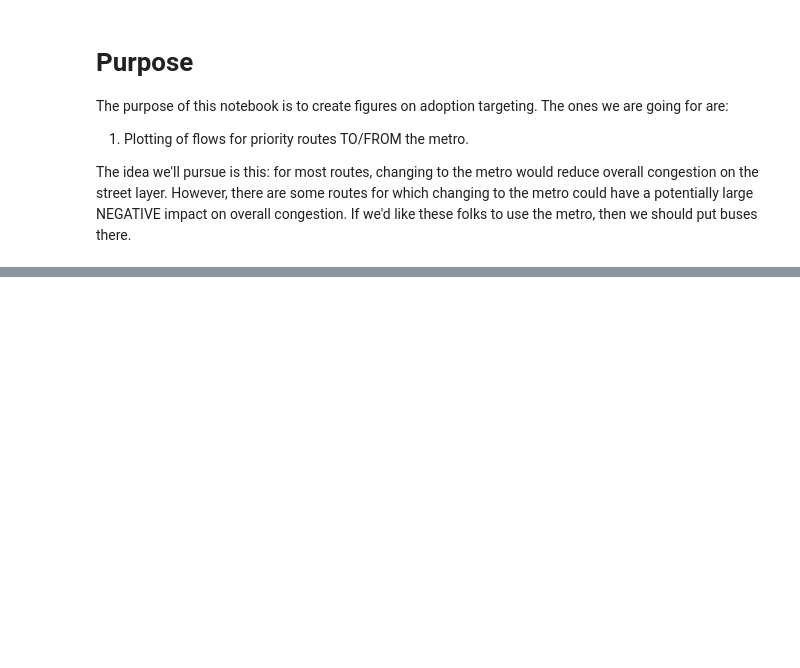
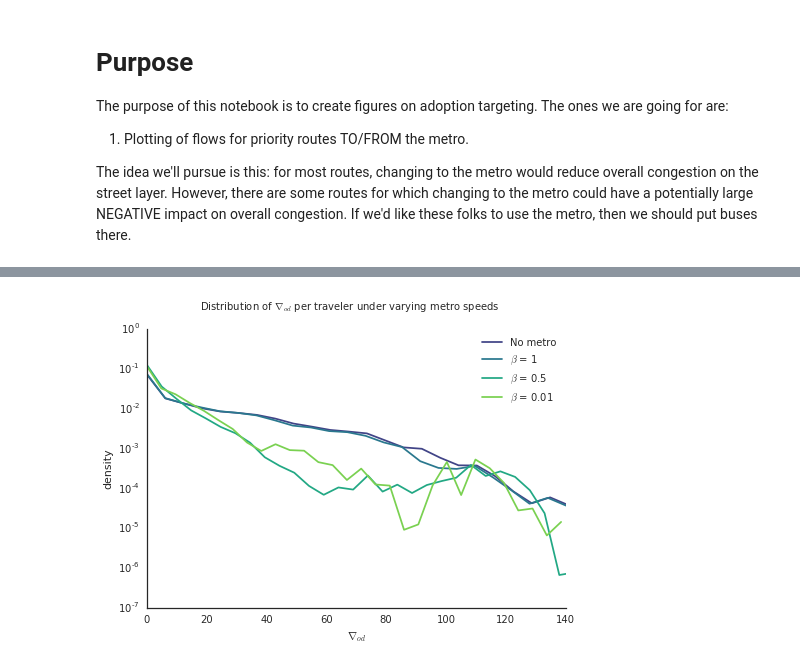
Before and after one commit to PhilChodrow/riyadh_multiplex, a Jupyter notebook: FIGS_adoption_targeting.ipynb, the cells around one changed output, grey strips where cells are left out. Saved outputs shown, nothing was run; the diff lists cells and outputs as text; code cells hidden in the pictures; blank space fills up the shorter version.

```diff
--- a/FIGS_adoption_targeting.ipynb
+++ b/FIGS_adoption_targeting.ipynb
@@ -38,0 +40,35 @@ sns.set_style("white") # nicer background style
+# %%
+betas = [100, 1, 0.5, 0.01]
+sns.set_style("white")
+sns.set_palette(sns.color_palette("viridis", len(betas)))
+current_palette = sns.color_palette()
+fig = plt.figure(figsize = (7.5, 5))
+ax1 = fig.add_subplot(111)
+
+i = 0
+for beta in betas:
+    df = pd.read_csv('3_throughput/route_info_' + str(beta) + '.csv')
+    dg = df[df.gamma > 0]
+    if beta == 100:
+        lab = 'No metro'
+    else:
+        lab = r'$\beta$ = ' + str(beta)
+    viz.weighted_hist(ax = ax1,
+                      measure = dg.gradient,
+                      weights = dg.flow,
+                      label = lab,
+                      standardized = False,
+                      color = current_palette[i],
+                      n = 30)
+    i += 1
+
+ax1.set_yscale('log')
+ax1.set(xlabel = r'$\nabla_{od}$', ylabel = 'density', xlim = (0, 140))
+ax1.legend()
+fig.suptitle(r'Distribution of $\nabla_{od}$ per traveler under varying metro speeds')
+
+sns.despine()
+
+plt.savefig('4_figs/gradient_dist.png')
+# %% [output]
+[figure, added]
```
Also changed, not shown: parts of 28 cells of this notebook, 16 other files.
